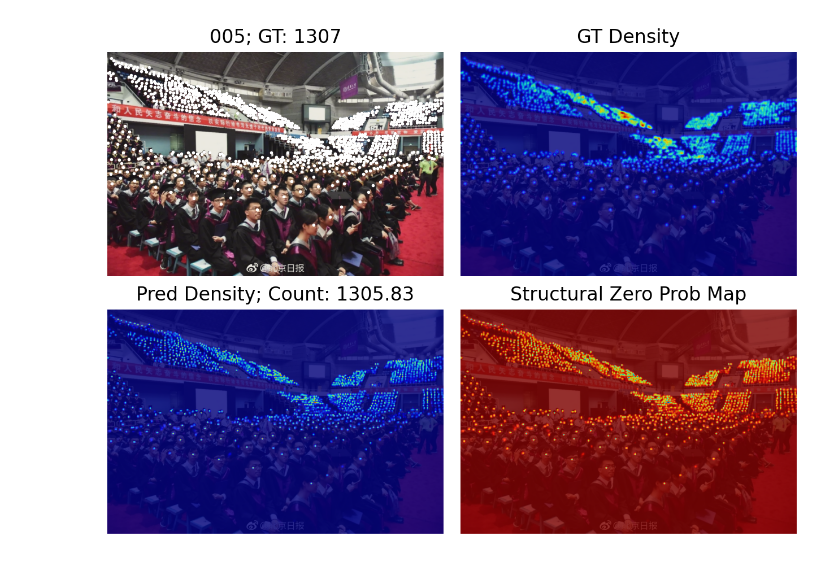
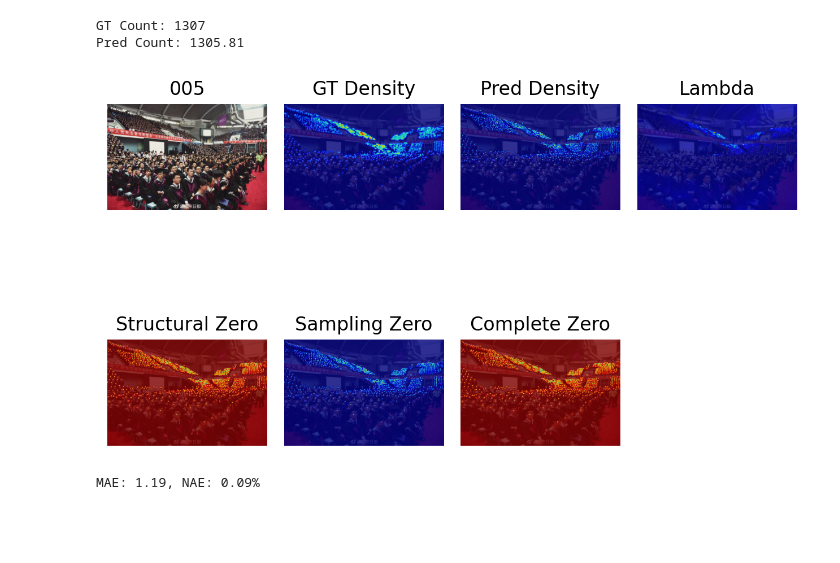
Before and after one commit to KokiHAMADAA/EBC-ZIP, a Jupyter notebook: notebooks/model.ipynb, the cells around one changed output. Saved outputs shown, nothing was run; the diff lists cells and outputs as text; code cells hidden in the pictures; blank space fills up the shorter version.

Commit message:
2025-07-30 21:10 🚀 Added the code for training base models, and updated the code for visualizing the model outputs.

```diff
--- a/notebooks/model.ipynb
+++ b/notebooks/model.ipynb
@@ -15,8 +15,7 @@ import datasets
 from models import get_model
 from utils import resize_density_map
 
-# device = torch.device("cuda" if torch.cuda.is_available() else "cpu")
-device = torch.device("mps")
+device = torch.device("cuda" if torch.cuda.is_available() else "cpu")
 
 dataset_name = "nwpu"
 split = "val"
@@ -86,45 +84,70 @@ with torch.no_grad():
 
     den_map = F.interpolate(den_map, size=(image_height, image_width), mode="bilinear", align_corners=False)
     pi_map = F.interpolate(pi_map, size=(image_height, image_width), mode="bilinear", align_corners=False)
+    lambda_map = F.interpolate(lambda_map, size=(image_height, image_width), mode="bilinear", align_corners=False)
 
 
 image = normalize(image, mean=(0., 0., 0.), std=(1. / std[0], 1. / std[1], 1. / std[2]))
 image = normalize(image, mean=(-mean[0], -mean[1], -mean[2]), std=(1., 1., 1.))
 image = to_pil_image(image.squeeze(0))
 
 density = density.squeeze().cpu().numpy()
 points = points[0]
 den_map = den_map.squeeze().cpu().numpy()
 pi_map = pi_map.squeeze().cpu().numpy()
+lambda_map = lambda_map.squeeze().cpu().numpy()
 image_name = image_name[0].split(".")[0]
 
-fig, axes = plt.subplots(2, 2, dpi=200, tight_layout=True, frameon=False)
+fig, axes = plt.subplots(2, 4, dpi=200, tight_layout=True, frameon=False)
 axes = axes.flatten()
 
 axes[0].imshow(image)
-if len(points) > 0:
-    axes[0].scatter(points[:, 0], points[:, 1], s=1, c="white")
+# Optional: plot the ground truth points
+# if len(points) > 0:
+#     axes[0].scatter(points[:, 0], points[:, 1], s=1, c="white")
 axes[0].axis("off")
-axes[0].set_title(f"{image_name}; GT: {len(points)}")
+axes[0].set_title(f"{image_name}")
+print(f"GT Count: {len(points)}")
 
 axes[1].imshow(image)
 axes[1].imshow(density, cmap="jet", alpha=alpha)
 axes[1].axis("off")
 axes[1].set_title(f"GT Density")
 
 axes[2].imshow(image)
 axes[2].imshow(den_map, cmap="jet", alpha=alpha)
 axes[2].axis("off")
-axes[2].set_title(f"Pred Density; Count: {count:.2f}")
+axes[2].set_title(f"Pred Density")
+print(f"Pred Count: {count:.2f}")
 
 axes[3].imshow(image)
-axes[3].imshow(pi_map, cmap="jet", alpha=alpha)
+axes[3].imshow(lambda_map, cmap="jet", alpha=alpha)
 axes[3].axis("off")
-axes[3].set_title("Structural Zero Prob Map")
+axes[3].set_title("Lambda")
+
+axes[4].imshow(image)
+axes[4].imshow(pi_map, cmap="jet", alpha=alpha)
+axes[4].axis("off")
+axes[4].set_title("Structural Zero")
+
+axes[5].imshow(image)
+axes[5].imshow((1 - pi_map) * np.exp(-lambda_map), cmap="jet", alpha=alpha)
+axes[5].axis("off")
+axes[5].set_title("Sampling Zero")
+
+axes[6].imshow(image)
+axes[6].imshow(pi_map + (1 - pi_map) * np.exp(-lambda_map), cmap="jet", alpha=alpha)
+axes[6].axis("off")
+axes[6].set_title("Complete Zero")
+
+axes[7].set_visible(False)
+plt.show()
 
 mae = abs(count - len(points))
 nae = mae / len(points) if len(points) > 0 else 0.0
-
-plt.show()
+print(f"MAE: {mae:.2f}, NAE: {nae:.2%}")
 # %% [output]
+GT Count: 1307
+Pred Count: 1305.81
-[figure, old version]
+[figure, new version]
+MAE: 1.19, NAE: 0.09%
```
Also changed, not shown: parts of 1 cell of this notebook, 3 other files.
